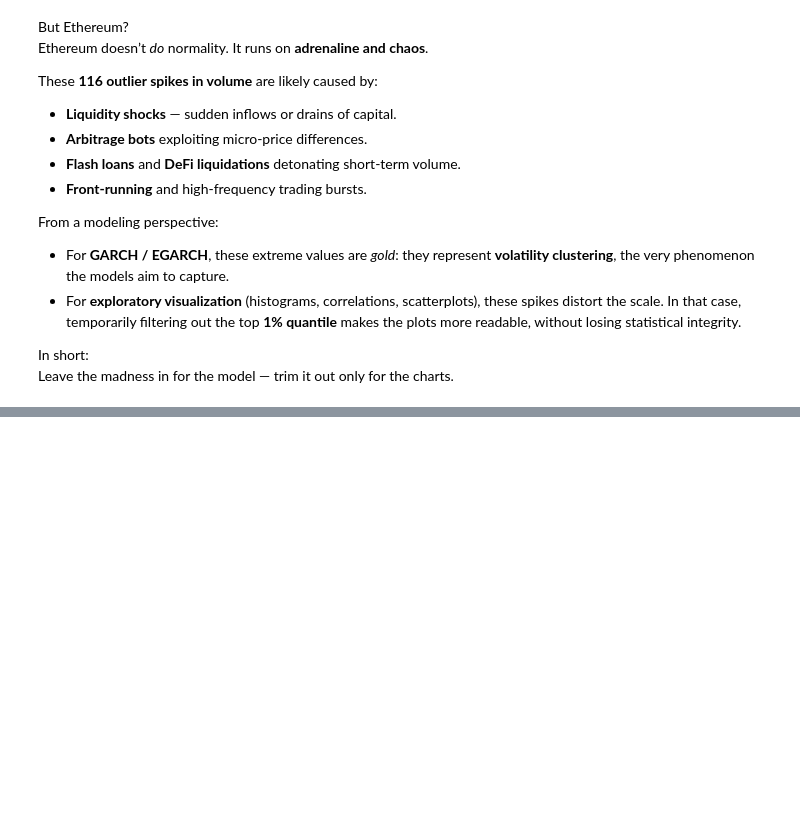
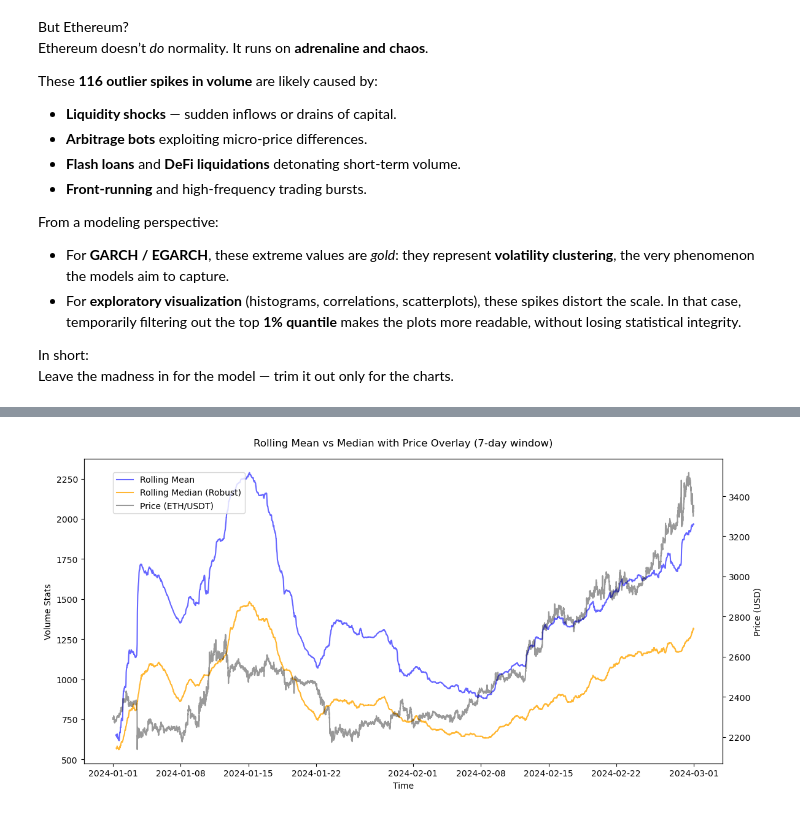
Before and after one commit to n00b0dyy/data-science, a Jupyter notebook: projects/ETH-volitality-fotecasting/src/preprocessing_candles.ipynb, the cells around one changed output, grey strips where cells are left out. Drawn from its saved outputs; the diff is of its cells as text; code cells hidden in the pictures; blank space fills up the shorter version.

```diff
--- a/projects/ETH-volitality-fotecasting/src/preprocessing_candles.ipynb
+++ b/projects/ETH-volitality-fotecasting/src/preprocessing_candles.ipynb
@@ -105,3 +127,23 @@ From a modeling perspective:
 
 In short:
 Leave the madness in for the model — trim it out only for the charts.
+# %%
+# Classical rolling mean and std
+df["rolling_mean"] = df["volume"].rolling(ROLLING_WINDOW, min_periods=100).mean()
+df["rolling_std"] = df["volume"].rolling(ROLLING_WINDOW, min_periods=100).std()
+
+# Robust rolling median and MAD (Median Absolute Deviation)
+df["rolling_median"] = df["volume"].rolling(ROLLING_WINDOW, min_periods=100).median()
+df["rolling_mad"] = (
+    df["volume"]
+    .rolling(ROLLING_WINDOW, min_periods=100)
+    .apply(lambda x: np.median(np.abs(x - np.median(x))), raw=False)
+)
+EWM_SPAN = ROLLING_WINDOW // 10  # ~200, reacts faster than 7-day full window
+
+df["ewm_volume"] = df["volume"].ewm(span=EWM_SPAN, adjust=False).mean()
+df["ewm_mad"] = (
+    np.abs(df["volume"] - df["ewm_volume"])
+    .ewm(span=EWM_SPAN, adjust=False)
+    .mean()
+)
@@ -107,0 +152,61 @@ Leave the madness in for the model — trim it out only for the charts.
+# %%
+# --- 1. Rolling Mean vs Median + Price ---
+fig, ax1 = plt.subplots(figsize=(12,6))
+
+ax1.plot(df["open_time"], df["rolling_mean"], label="Rolling Mean", color="blue", alpha=0.6)
+ax1.plot(df["open_time"], df["rolling_median"], label="Rolling Median (Robust)", color="orange", alpha=0.8)
+ax1.set_xlabel("Time")
+ax1.set_ylabel("Volume Stats")
+ax1.tick_params(axis="y", labelcolor="black")
+
+# Second axis for price
+ax2 = ax1.twinx()
+ax2.plot(df["open_time"], df["close"], label="Price (ETH/USDT)", color="black", alpha=0.4)
+ax2.set_ylabel("Price (USD)")
+ax2.tick_params(axis="y", labelcolor="black")
+
+fig.suptitle("Rolling Mean vs Median with Price Overlay (7-day window)")
+fig.legend(loc="upper left", bbox_to_anchor=(0.1, 0.9))
+plt.tight_layout()
+plt.show()
+
+
+# --- 2. Rolling Std vs MAD + Price ---
+fig, ax1 = plt.subplots(figsize=(12,6))
+
+ax1.plot(df["open_time"], df["rolling_std"], label="Rolling Std (Classical)", color="green", alpha=0.6)
+ax1.plot(df["open_time"], df["rolling_mad"], label="Rolling MAD (Robust)", color="red", alpha=0.8)
+ax1.set_xlabel("Time")
+ax1.set_ylabel("Deviation (Volume)")
+ax1.tick_params(axis="y", labelcolor="black")
+
+ax2 = ax1.twinx()
+ax2.plot(df["open_time"], df["close"], label="Price (ETH/USDT)", color="black", alpha=0.4)
+ax2.set_ylabel("Price (USD)")
+ax2.tick_params(axis="y", labelcolor="black")
+
+fig.suptitle("Rolling Std vs MAD with Price Overlay (7-day window)")
+fig.legend(loc="upper left", bbox_to_anchor=(0.1, 0.9))
+plt.tight_layout()
+plt.show()
+
+
+# --- 3. EWM MAD + Price ---
+fig, ax1 = plt.subplots(figsize=(12,6))
+
+ax1.plot(df["open_time"], df["ewm_mad"], label=f"EWM MAD (span={EWM_SPAN})", color="purple", alpha=0.9)
+ax1.set_xlabel("Time")
+ax1.set_ylabel("EWM MAD (Deviation)")
+ax1.tick_params(axis="y", labelcolor="black")
+
+ax2 = ax1.twinx()
+ax2.plot(df["open_time"], df["close"], label="Price (ETH/USDT)", color="black", alpha=0.4)
+ax2.set_ylabel("Price (USD)")
+ax2.tick_params(axis="y", labelcolor="black")
+
+fig.suptitle(f"EWM MAD with Price Overlay (span={EWM_SPAN})")
+fig.legend(loc="upper left", bbox_to_anchor=(0.1, 0.9))
+plt.tight_layout()
+plt.show()
+# %% [output]
+[figure, added]
```
Also changed, not shown: parts of 4 cells of this notebook.
